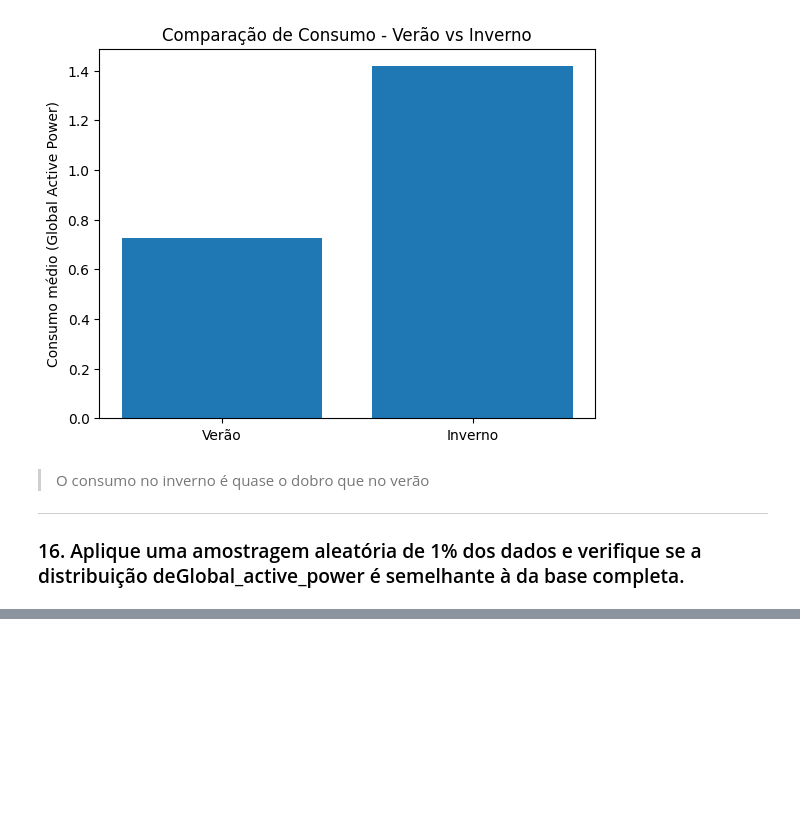
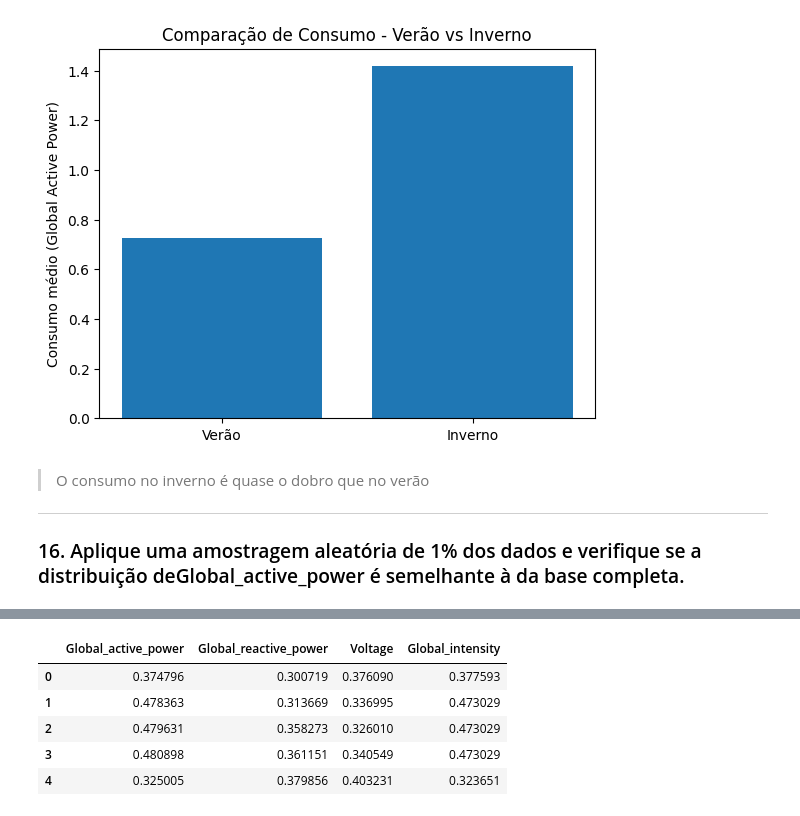
Before and after one commit to Entrega-CheckPoint/IOT-IOB-GENERATIVE-IA-CP04, a Jupyter notebook: checkpoint.ipynb, the cells around one changed output, grey strips where cells are left out. Cells and saved outputs as stored; diff of their text form; code cells hidden in the pictures; blank space fills up the shorter version.

```diff
--- a/checkpoint.ipynb
+++ b/checkpoint.ipynb
@@ -432,0 +481,26 @@ plt.show()
+# %%
+# Selecionando apenas as variáveis numéricas
+df_numeric = df_household[[
+    "Global_active_power",
+    "Global_reactive_power",
+    "Voltage",
+    "Global_intensity"
+]]
+
+# Criando o scaler
+scaler = MinMaxScaler()
+
+# Aplicando transformação
+df_scaled = pd.DataFrame(
+    scaler.fit_transform(df_numeric),
+    columns=df_numeric.columns
+)
+
+df_scaled.head()
+# %% [output]
+|  | Global_active_power | Global_reactive_power | Voltage | Global_intensity |
+| 0 | 0.374796 | 0.300719 | 0.376090 | 0.377593 |
+| 1 | 0.478363 | 0.313669 | 0.336995 | 0.473029 |
+| 2 | 0.479631 | 0.358273 | 0.326010 | 0.473029 |
+| 3 | 0.480898 | 0.361151 | 0.340549 | 0.473029 |
+| 4 | 0.325005 | 0.379856 | 0.403231 | 0.323651 |
```
Also changed, not shown: parts of 9 cells of this notebook.
